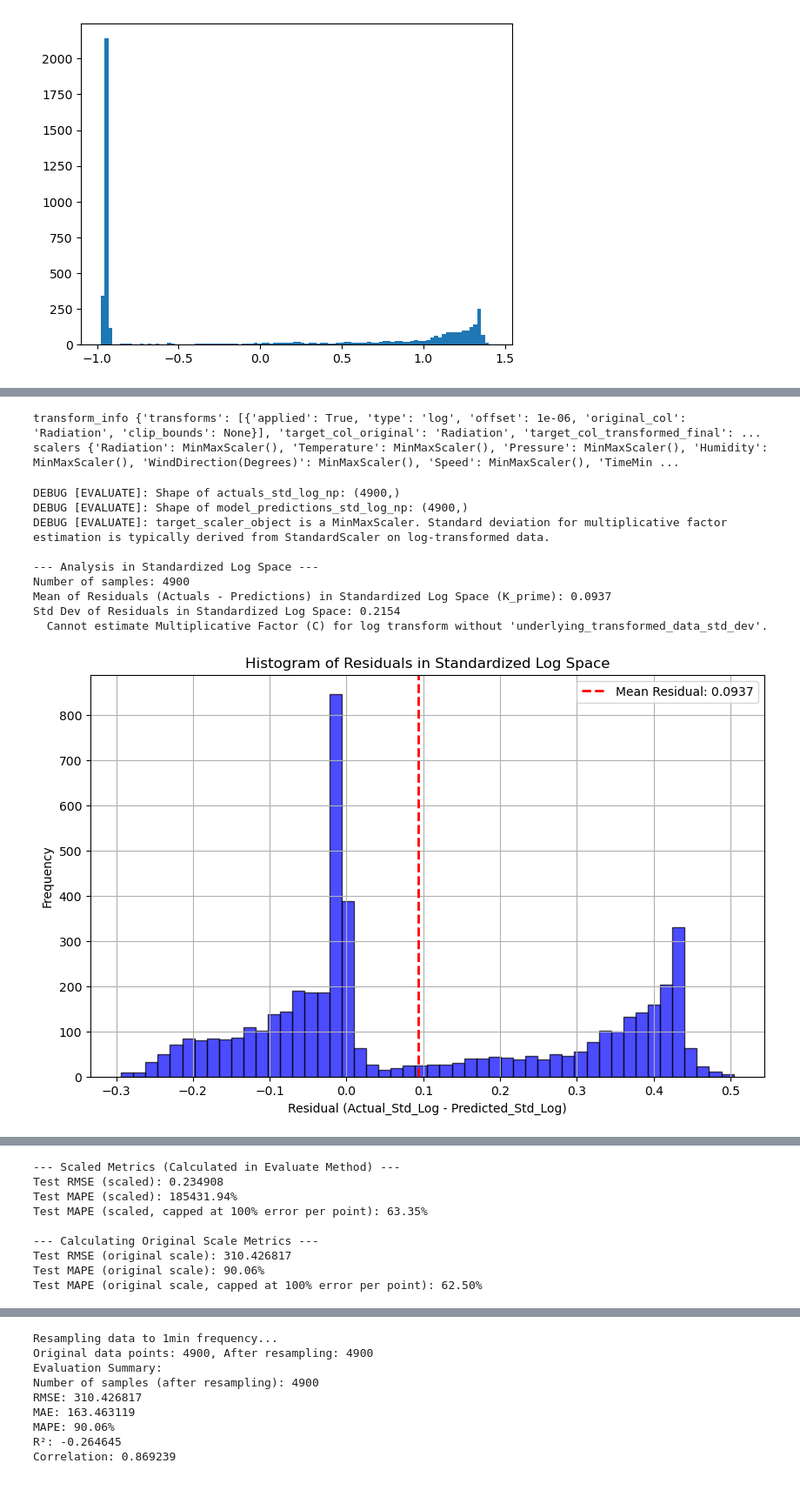
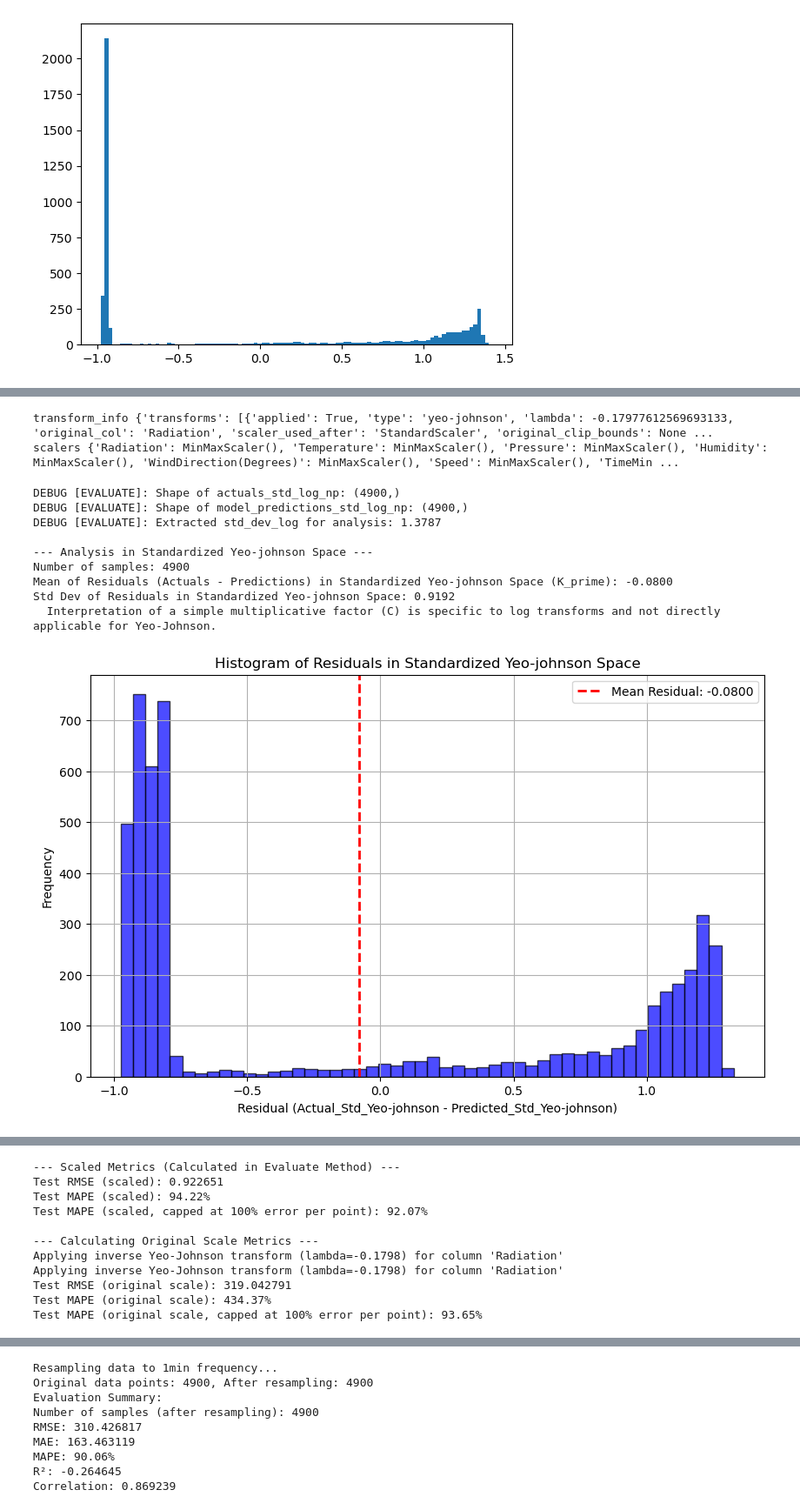
Before and after one commit to itxtx/solar_prediction, a Jupyter notebook: solar_data_notebook.ipynb, the cells around one changed output, grey strips where cells are left out. Shown at 87% size. Saved outputs shown, nothing was run; the diff lists cells and outputs as text; code cells hidden in the pictures.

```diff
--- a/solar_data_notebook.ipynb
+++ b/solar_data_notebook.ipynb
@@ -188,9 +188,9 @@ X_train, X_val, X_test, y_train, y_val, y_test, scalers, feature_cols, transform
         clip_original_target_before_transform=False,
         original_clip_lower_percentile=10,
         original_clip_upper_percentile=90,
-        clip_log_target=False,
-        log_clip_lower_percentile=10,
-        log_clip_upper_percentile=90,
+        clip_log_target=True,
+        log_clip_lower_percentile=1,
+        log_clip_upper_percentile=99,
         min_target_threshold=None
 )
 # %% [output]
@@ -355,29 +355,29 @@ model.transform_info = transform_info  # Store the whole transform_info object
 print('transform_info', transform_info)
 print('scalers', scalers)
 # %% [output]
-transform_info {'transforms': [{'applied': True, 'type': 'log', 'offset': 1e-06, 'original_col': 'Radiation', 'clip_bounds': None}], 'target_col_original': 'Radiation', 'target_col_transformed_final': ...
+transform_info {'transforms': [{'applied': True, 'type': 'yeo-johnson', 'lambda': -0.17977612569693133, 'original_col': 'Radiation', 'scaler_used_after': 'StandardScaler', 'original_clip_bounds': None ...
 scalers {'Radiation': MinMaxScaler(), 'Temperature': MinMaxScaler(), 'Pressure': MinMaxScaler(), 'Humidity': MinMaxScaler(), 'WindDirection(Degrees)': MinMaxScaler(), 'Speed': MinMaxScaler(), 'TimeMin ...
 # %%
 
 
 # Evaluate on test data
 model_predictions_std_log_np, actuals_std_log_np, predictions_original_scale, actuals_original_scale, metrics = model.evaluate(
         X_test, y_test,
-    target_scaler_object=scalers["Radiation_log"],
+    target_scaler_object=scalers["Radiation_yeo"],
     transform_info_dict=transform_info,  # Pass the complete transform_info
     )
 
 # Calculate RMSE in original scale
 rmse = np.sqrt(np.mean((predictions_original_scale - actuals_original_scale) ** 2))
 #print(f"Test RMSE (original scale): {rmse:.4f}")
 # %% [output]
 DEBUG [EVALUATE]: Shape of actuals_std_log_np: (4900,)
 DEBUG [EVALUATE]: Shape of model_predictions_std_log_np: (4900,)
-DEBUG [EVALUATE]: target_scaler_object is a MinMaxScaler. Standard deviation for multiplicative factor estimation is typically derived from StandardScaler on log-transformed data.
+DEBUG [EVALUATE]: Extracted std_dev_log for analysis: 1.3787
 
---- Analysis in Standardized Log Space ---
+--- Analysis in Standardized Yeo-johnson Space ---
 Number of samples: 4900
-Mean of Residuals (Actuals - Predictions) in Standardized Log Space (K_prime): 0.0937
-Std Dev of Residuals in Standardized Log Space: 0.2154
-  Cannot estimate Multiplicative Factor (C) for log transform without 'underlying_transformed_data_std_dev'.
+Mean of Residuals (Actuals - Predictions) in Standardized Yeo-johnson Space (K_prime): -0.0800
+Std Dev of Residuals in Standardized Yeo-johnson Space: 0.9192
+  Interpretation of a simple multiplicative factor (C) is specific to log transforms and not directly applicable for Yeo-Johnson.
-[figure, old version]
+[figure, new version]
@@ -385,12 +385,14 @@ Std Dev of Residuals in Standardized Log Space: 0.2154
 --- Scaled Metrics (Calculated in Evaluate Method) ---
-Test RMSE (scaled): 0.234908
-Test MAPE (scaled): 185431.94%
-Test MAPE (scaled, capped at 100% error per point): 63.35%
+Test RMSE (scaled): 0.922651
+Test MAPE (scaled): 94.22%
+Test MAPE (scaled, capped at 100% error per point): 92.07%
 
 --- Calculating Original Scale Metrics ---
-Test RMSE (original scale): 310.426817
-Test MAPE (original scale): 90.06%
-Test MAPE (original scale, capped at 100% error per point): 62.50%
+Applying inverse Yeo-Johnson transform (lambda=-0.1798) for column 'Radiation'
+Applying inverse Yeo-Johnson transform (lambda=-0.1798) for column 'Radiation'
+Test RMSE (original scale): 319.042791
+Test MAPE (original scale): 434.37%
+Test MAPE (original scale, capped at 100% error per point): 93.65%
 # %%
 #plot predictions
 
```
Also changed, not shown: parts of 4 cells of this notebook, 3 other files.
